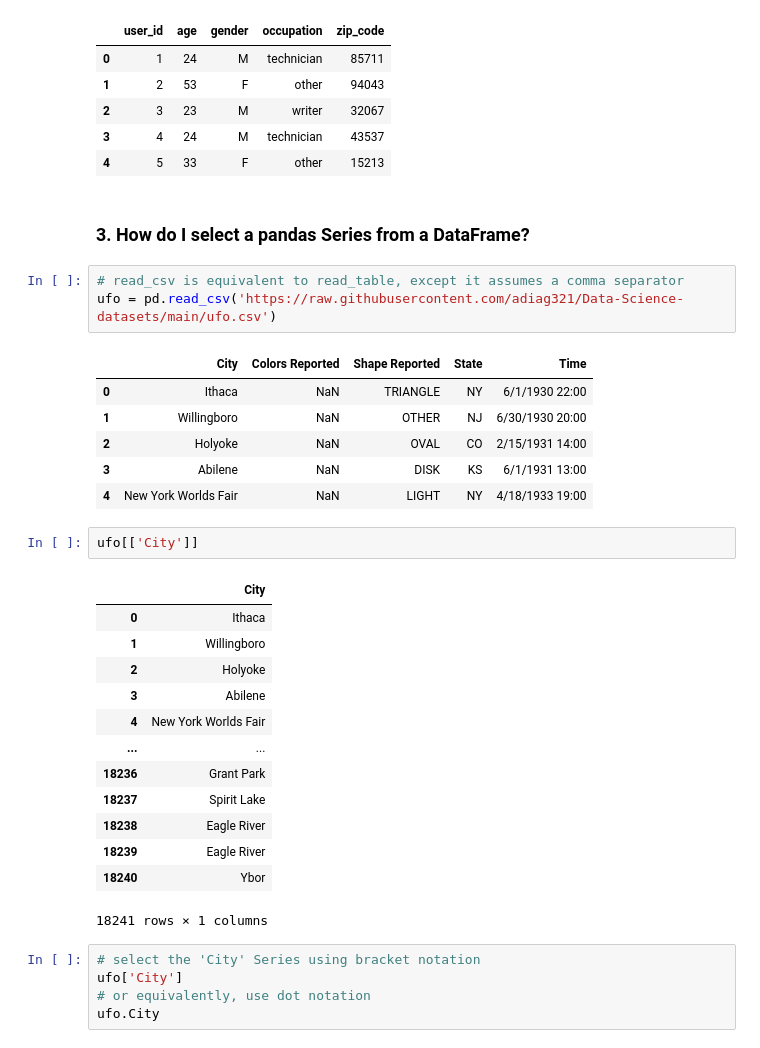
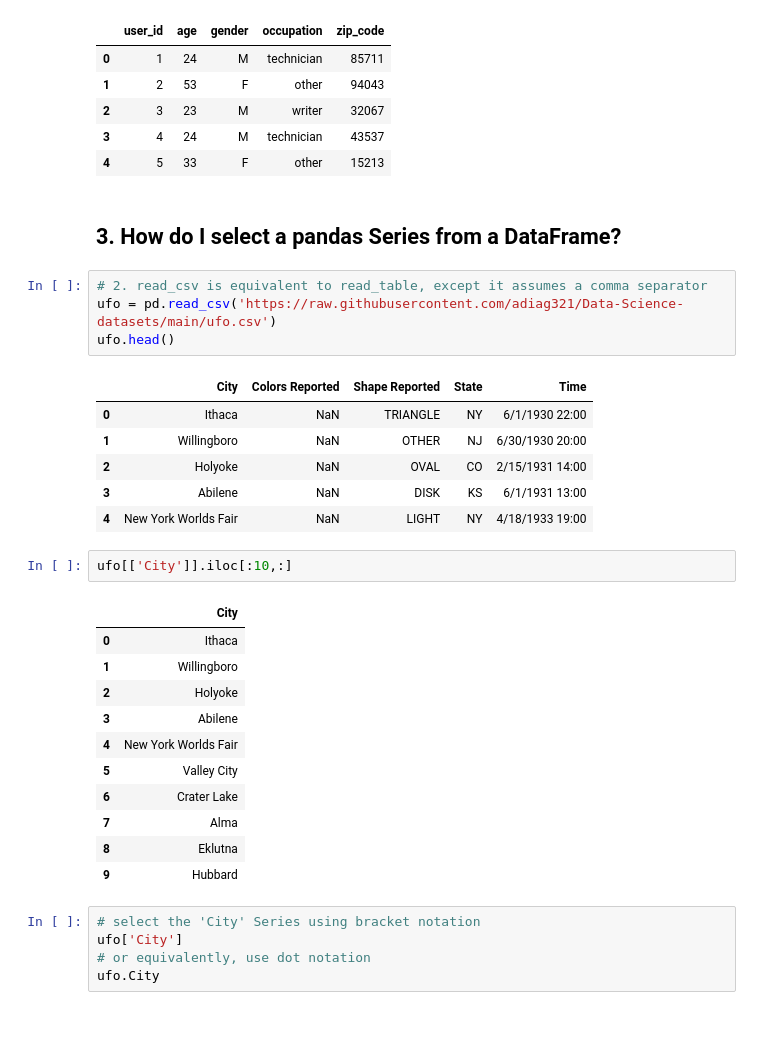
Before and after one commit to adiag321/Machine-Learning-Algorithms, a Jupyter notebook: 3 - Data Manipulation using Pandas/0_Data Analysis with Pandas CheatSheet.ipynb, the cells around one changed output. Saved outputs shown, nothing was run; the diff lists cells and outputs as text; blank space fills up the shorter version.

```diff
--- a/3 - Data Manipulation using Pandas/0_Data Analysis with Pandas CheatSheet.ipynb
+++ b/3 - Data Manipulation using Pandas/0_Data Analysis with Pandas CheatSheet.ipynb
@@ -75,10 +74,11 @@ users.head()
 | 3 | 4 | 24 | M | technician | 43537 |
 | 4 | 5 | 33 | F | other | 15213 |
 # %% [markdown]
-### 3. How do I select a pandas Series from a DataFrame?
+## 3. How do I select a pandas Series from a DataFrame?
 # %%
-# read_csv is equivalent to read_table, except it assumes a comma separator
+# 2. read_csv is equivalent to read_table, except it assumes a comma separator
 ufo = pd.read_csv('https://raw.githubusercontent.com/adiag321/Data-Science-datasets/main/ufo.csv')
+ufo.head()
 # %% [output]
 |  | City | Colors Reported | Shape Reported | State | Time |
 | 0 | Ithaca | NaN | TRIANGLE | NY | 6/1/1930 22:00 |
@@ -87,21 +87,19 @@ ufo = pd.read_csv('https://raw.githubusercontent.com/adiag321/Data-Science-datas
 | 3 | Abilene | NaN | DISK | KS | 6/1/1931 13:00 |
 | 4 | New York Worlds Fair | NaN | LIGHT | NY | 4/18/1933 19:00 |
 # %%
-ufo[['City']]
+ufo[['City']].iloc[:10,:]
 # %% [output]
 |  | City |
 | 0 | Ithaca |
 | 1 | Willingboro |
 | 2 | Holyoke |
 | 3 | Abilene |
 | 4 | New York Worlds Fair |
-| ... | ... |
-| 18236 | Grant Park |
-| 18237 | Spirit Lake |
-| 18238 | Eagle River |
-| 18239 | Eagle River |
-| 18240 | Ybor |
+| 5 | Valley City |
+| 6 | Crater Lake |
+| 7 | Alma |
+| 8 | Eklutna |
+| 9 | Hubbard |
-18241 rows × 1 columns
 # %%
 # select the 'City' Series using bracket notation
 ufo['City']
```
Also changed, not shown: parts of 192 cells of this notebook, 4 other files.
